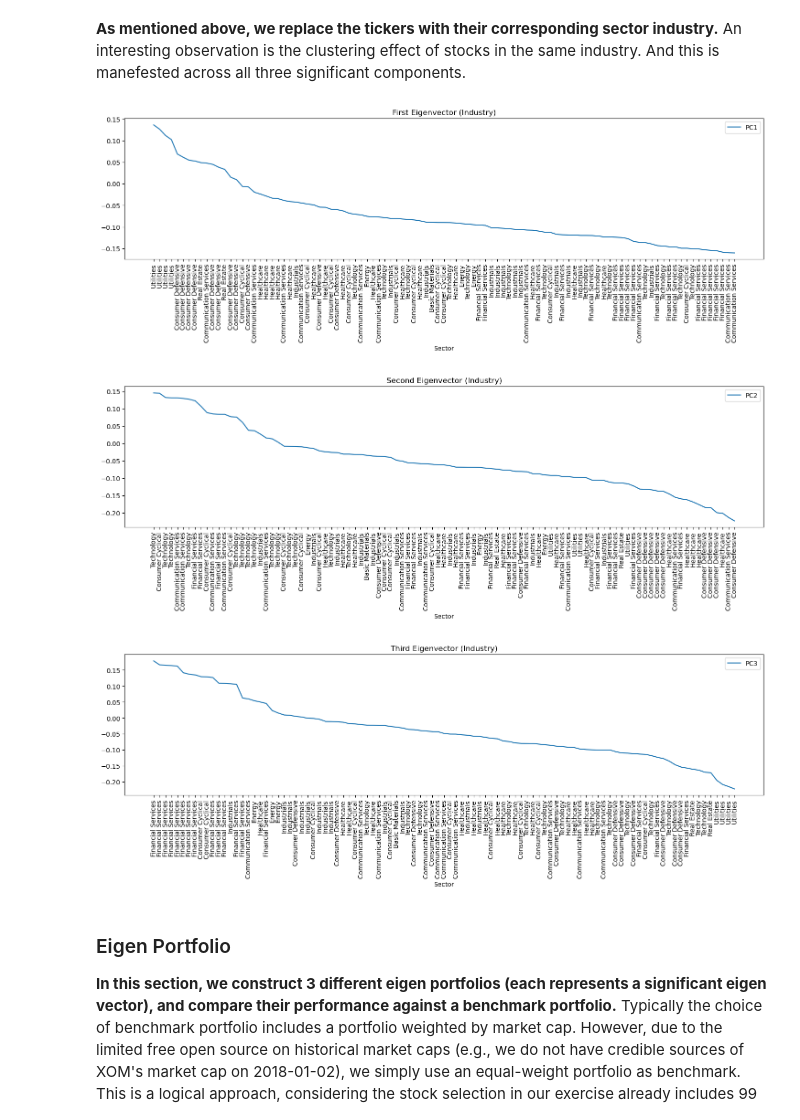
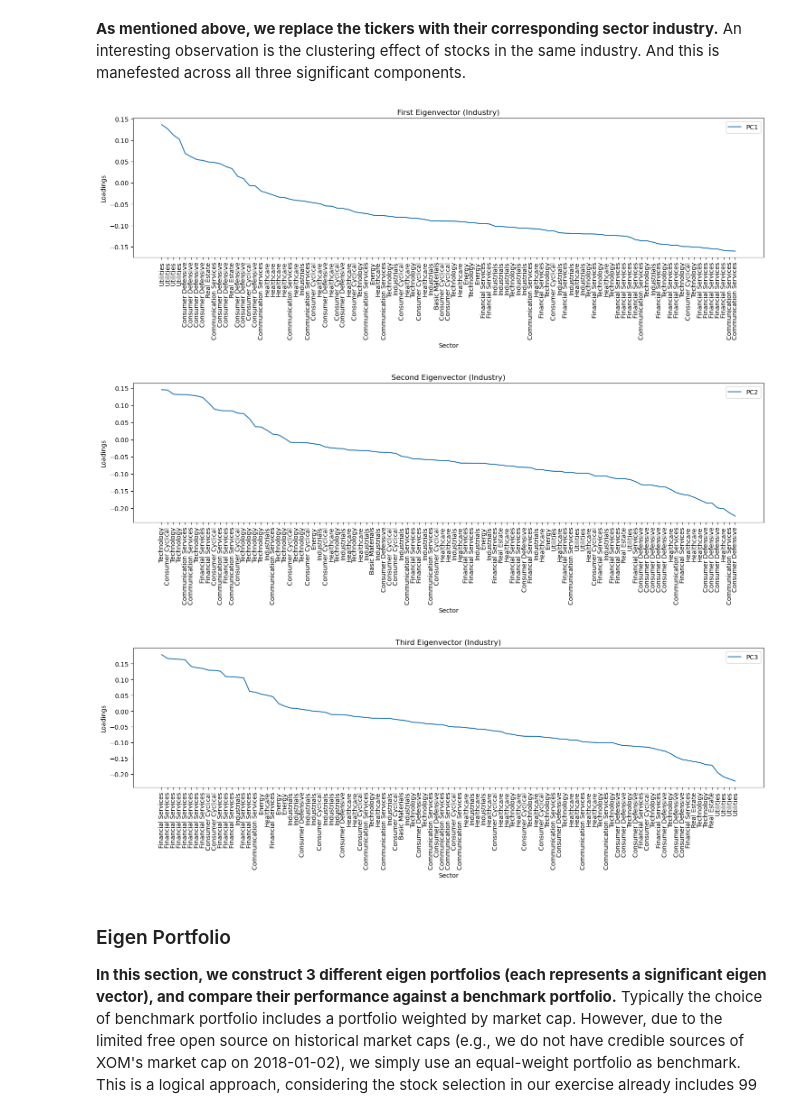
Before and after one commit to shaoyuliu98/Quantitative-Research, a Jupyter notebook: Eigen Portfolio.ipynb, the cells around one changed output. Cells and saved outputs as stored; diff of their text form; code cells hidden in the pictures.

```diff
--- a/Eigen Portfolio.ipynb
+++ b/Eigen Portfolio.ipynb
@@ -166,29 +169,32 @@ Utilities                     4
 # %%
 pc1_sort_industry = pc1_sort.merge(sector_name,how='left',left_index=True,right_on='Ticker')[['PC1','Sector']].set_index('Sector')
 pc1_sort_industry.plot(figsize=(18,4))
 plt.xticks(range(len(pc1_sort_industry)),pc1_sort_industry.index,rotation=90)
+plt.ylabel('Loadings')
 plt.title('First Eigenvector (Industry)')
 plt.show()
 # %% [output]
-[figure, old version]
+[figure, new version]
 # %%
 pc2_sort = loadings[['PC2']].sort_values('PC2',ascending=False)
 pc2_sort_industry = pc2_sort.merge(sector_name,how='left',left_index=True,right_on='Ticker')[['PC2','Sector']].set_index('Sector')
 pc2_sort_industry.plot(figsize=(18,4))
 plt.xticks(range(len(pc2_sort_industry)),pc2_sort_industry.index,rotation=90)
+plt.ylabel('Loadings')
 plt.title('Second Eigenvector (Industry)')
 plt.show()
 # %% [output]
-[figure, old version]
+[figure, new version]
 # %%
 pc3_sort = loadings[['PC3']].sort_values('PC3',ascending=False)
 pc3_sort_industry = pc3_sort.merge(sector_name,how='left',left_index=True,right_on='Ticker')[['PC3','Sector']].set_index('Sector')
 pc3_sort_industry.plot(figsize=(18,4))
 plt.xticks(range(len(pc3_sort_industry)),pc3_sort_industry.index,rotation=90)
+plt.ylabel('Loadings')
 plt.title('Third Eigenvector (Industry)')
 plt.show()
 # %% [output]
-[figure, old version]
+[figure, new version]
 # %% [markdown]
 ### Eigen Portfolio
 **In this section, we construct 3 different eigen portfolios (each represents a significant eigen vector), and compare their performance against a benchmark portfolio.** Typically the choice of benchmark portfolio includes a portfolio weighted by market cap. However, due to the limited free open source on historical market caps (e.g., we do not have credible sources of XOM's market cap on 2018-01-02), we simply use an equal-weight portfolio as benchmark. This is a logical approach, considering the stock selection in our exercise already includes 99 large cap blue chips stocks that are actively traded in the market.
```
Also changed, not shown: parts of 6 cells of this notebook.
